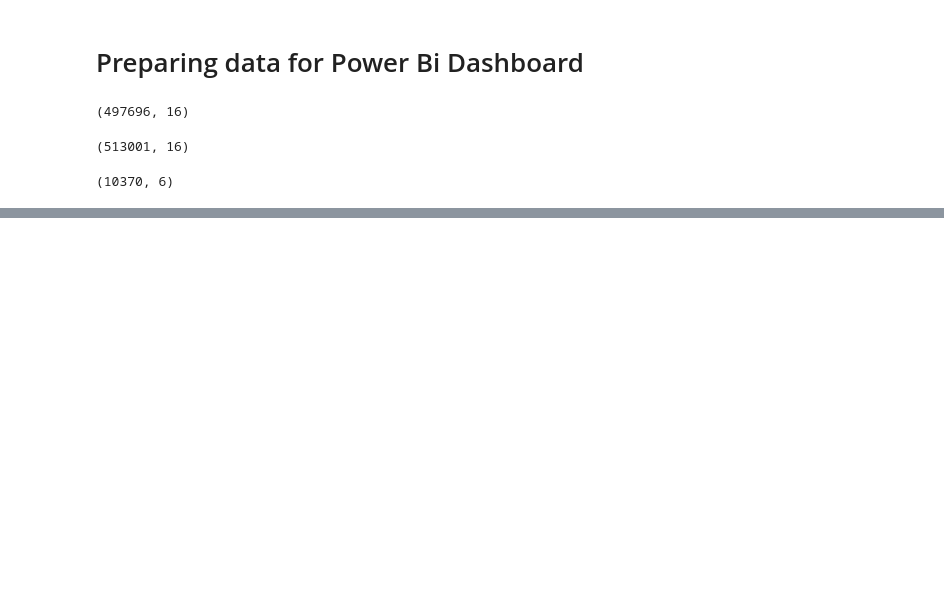
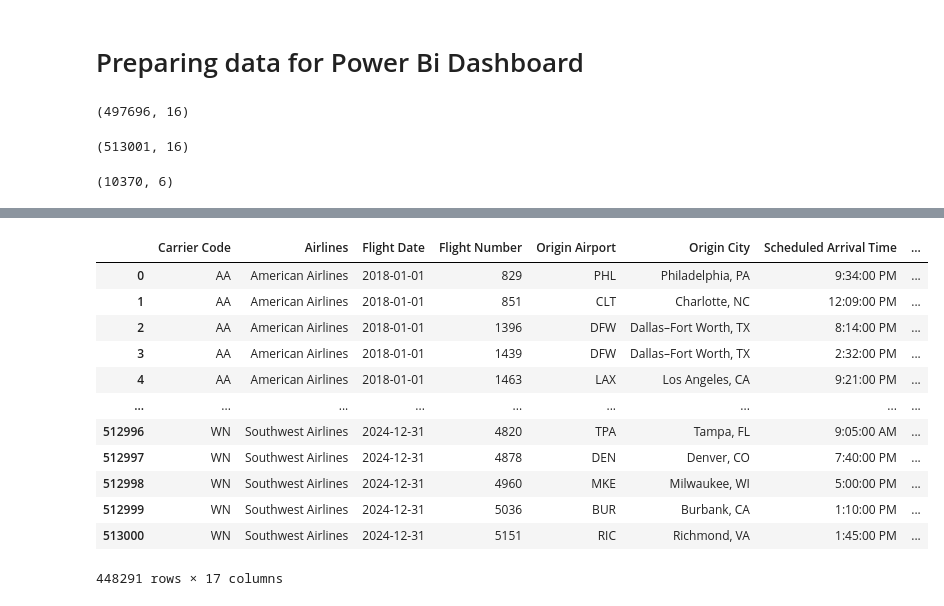
Before and after one commit to shrutivir/BNA-flight-delay-covid_impact, a Jupyter notebook: Notebook/Datatransform.ipynb, the cells around one changed output, grey strips where cells are left out. Drawn from its saved outputs; the diff is of its cells as text; code cells hidden in the pictures; blank space fills up the shorter version.

```diff
--- a/Notebook/Datatransform.ipynb
+++ b/Notebook/Datatransform.ipynb
@@ -31,3 +31,5 @@ arrivals.rename(columns={'Date (MM/DD/YYYY)':'Flight Date'},inplace =True)
 cancellations.rename(columns={'Date (MM/DD/YYYY)':'Flight Date'},inplace =True)
 # %%
 departures['Flight Date'] = pd.to_datetime(departures['Flight Date'])
+# %%
+arrivals['Flight Date'] = pd.to_datetime(arrivals['Flight Date'])
@@ -76,6 +86,22 @@ dep_agg = departures.groupby(['Airlines','Flight Date','COVID Phase']).agg({
     'Delay Late Aircraft Arrival (Minutes)':'sum',
     'Flight Number':'count'   # Total depatures flights
 }).reset_index().rename(columns={'Flight Number':'Total Flights'})
+# %%
+arrivals
+# %% [output]
+|  | Carrier Code | Airlines | Flight Date | Flight Number | Origin Airport | Origin City | Scheduled Arrival Time | ... |
+| 0 | AA | American Airlines | 2018-01-01 | 829 | PHL | Philadelphia, PA | 9:34:00 PM | ... |
+| 1 | AA | American Airlines | 2018-01-01 | 851 | CLT | Charlotte, NC | 12:09:00 PM | ... |
+| 2 | AA | American Airlines | 2018-01-01 | 1396 | DFW | Dallas–Fort Worth, TX | 8:14:00 PM | ... |
+| 3 | AA | American Airlines | 2018-01-01 | 1439 | DFW | Dallas–Fort Worth, TX | 2:32:00 PM | ... |
+| 4 | AA | American Airlines | 2018-01-01 | 1463 | LAX | Los Angeles, CA | 9:21:00 PM | ... |
+| ... | ... | ... | ... | ... | ... | ... | ... | ... |
+| 512996 | WN | Southwest Airlines | 2024-12-31 | 4820 | TPA | Tampa, FL | 9:05:00 AM | ... |
+| 512997 | WN | Southwest Airlines | 2024-12-31 | 4878 | DEN | Denver, CO | 7:40:00 PM | ... |
+| 512998 | WN | Southwest Airlines | 2024-12-31 | 4960 | MKE | Milwaukee, WI | 5:00:00 PM | ... |
+| 512999 | WN | Southwest Airlines | 2024-12-31 | 5036 | BUR | Burbank, CA | 1:10:00 PM | ... |
+| 513000 | WN | Southwest Airlines | 2024-12-31 | 5151 | RIC | Richmond, VA | 1:45:00 PM | ... |
+448291 rows × 17 columns
 # %%
 arr_agg = arrivals.groupby(['Airlines','Flight Date','COVID Phase']).agg({
     'Arrival Delay (Minutes)':'mean',
```
Also changed, not shown: parts of 22 cells of this notebook, 33 other files.
